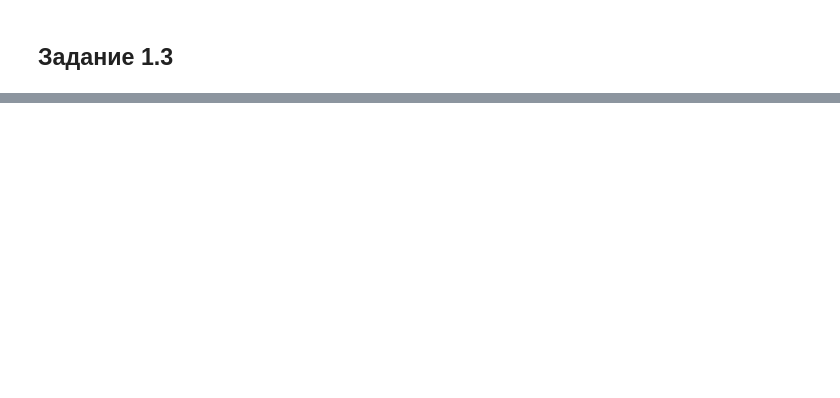
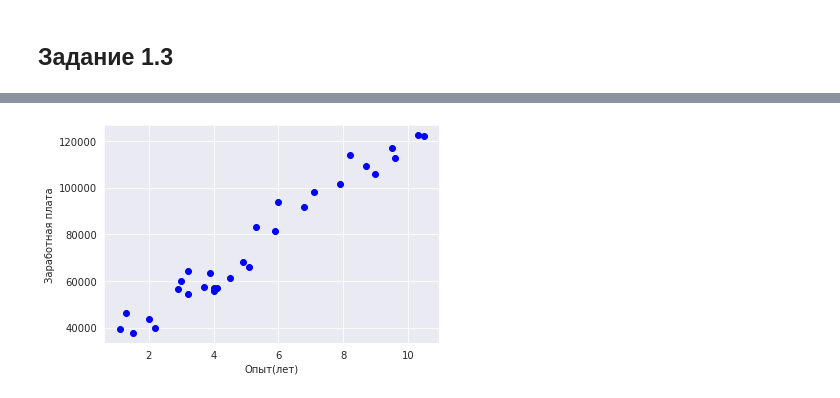
Before and after one commit to AndreyVAAVA/AI_RTU_MIREA, a Jupyter notebook: notebooks/FiftPractice.ipynb, the cells around one changed output, grey strips where cells are left out. Saved outputs shown, nothing was run; the diff lists cells and outputs as text; code cells hidden in the pictures; blank space fills up the shorter version.

```diff
--- a/notebooks/FiftPractice.ipynb
+++ b/notebooks/FiftPractice.ipynb
@@ -485,0 +521,12 @@ weighted avg       1.00      1.00      1.00         1
+# %%
+import pandas as pd
+import numpy as np
+import matplotlib.pyplot as plt
+
+url = r'https://raw.githubusercontent.com/AnnaShestova/salary-years-simple-linear-regression/master/Salary_Data.csv'
+dataset = pd.read_csv(url)
+dataset.head()
+
+#Исследуем набор данных
+print(dataset.shape)
+dataset.describe()
@@ -485,0 +544,8 @@ weighted avg       1.00      1.00      1.00         1
+# %%
+# Нарисуем точечную диаграмму
+plt.scatter (dataset['YearsExperience'], dataset['Salary'], color = 'b', label = "Заработная плата")
+plt.xlabel("Опыт(лет)")
+plt.ylabel("Заработная плата")
+plt.show()
+# %% [output]
+[figure, added]
```
Also changed, not shown: parts of 40 cells of this notebook, 13 other files.
